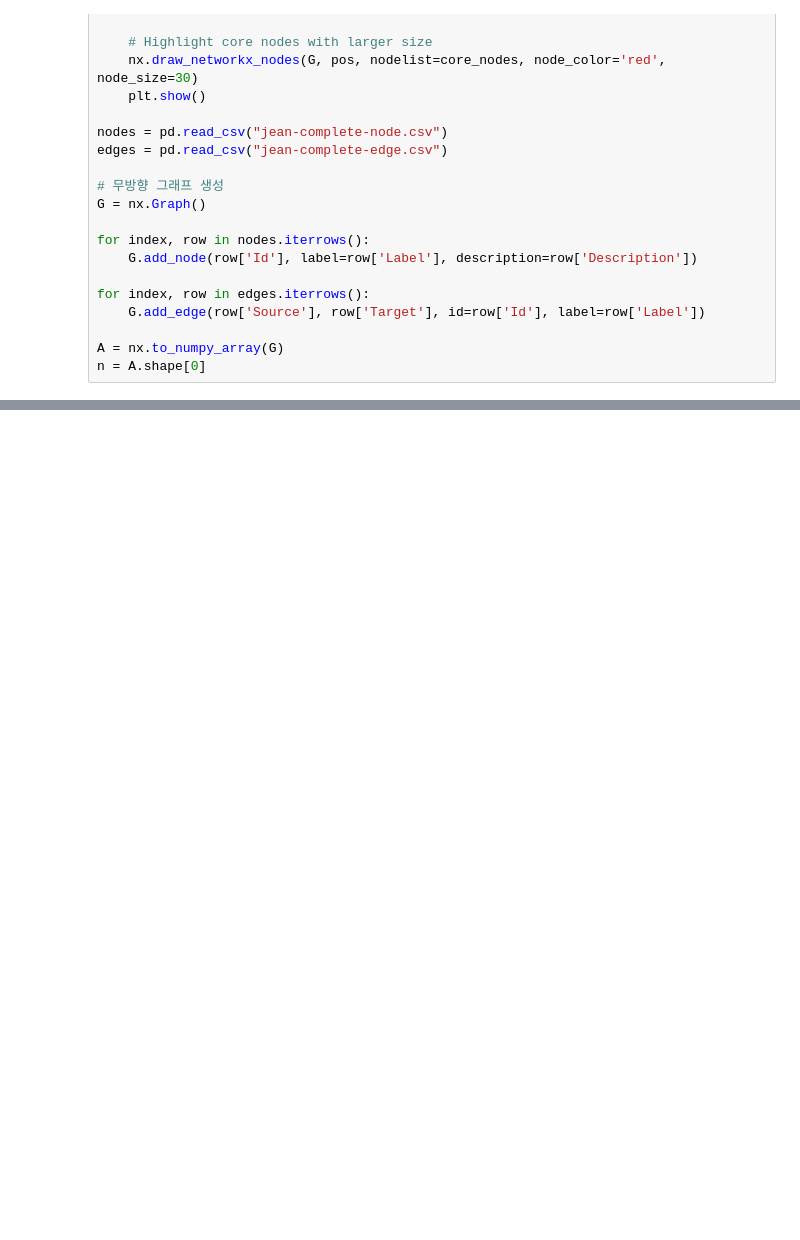
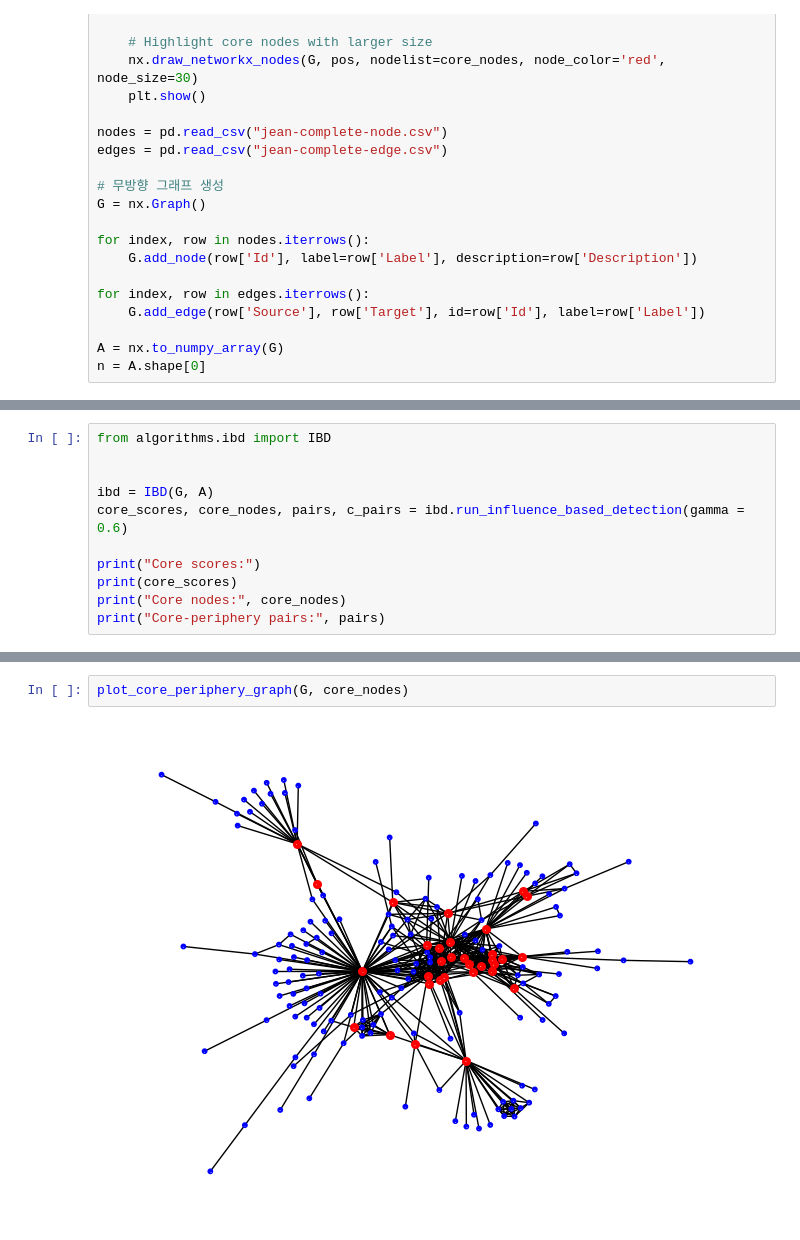
Before and after one commit to vibalab/cp_explainer, a Jupyter notebook: cp_example.ipynb, the cells around one changed output, grey strips where cells are left out. Drawn from its saved outputs; the diff is of its cells as text; blank space fills up the shorter version.

```diff
--- a/cp_example.ipynb
+++ b/cp_example.ipynb
@@ -100,0 +40,11 @@ ax, pos = cpnet.draw(G, sig_c, sig_x, ax, pos=pos)
+# %%
+from algorithms.ibd import IBD
+
+
+ibd = IBD(G, A)
+core_scores, core_nodes, pairs, c_pairs = ibd.run_influence_based_detection(gamma = 0.6)
+
+print("Core scores:")
+print(core_scores)
+print("Core nodes:", core_nodes)
+print("Core-periphery pairs:", pairs)
@@ -100,0 +69,4 @@ ax, pos = cpnet.draw(G, sig_c, sig_x, ax, pos=pos)
+# %%
+plot_core_periphery_graph(G, core_nodes)
+# %% [output]
+[figure, added]
```
Also changed, not shown: parts of 7 cells of this notebook, 7 other files.
